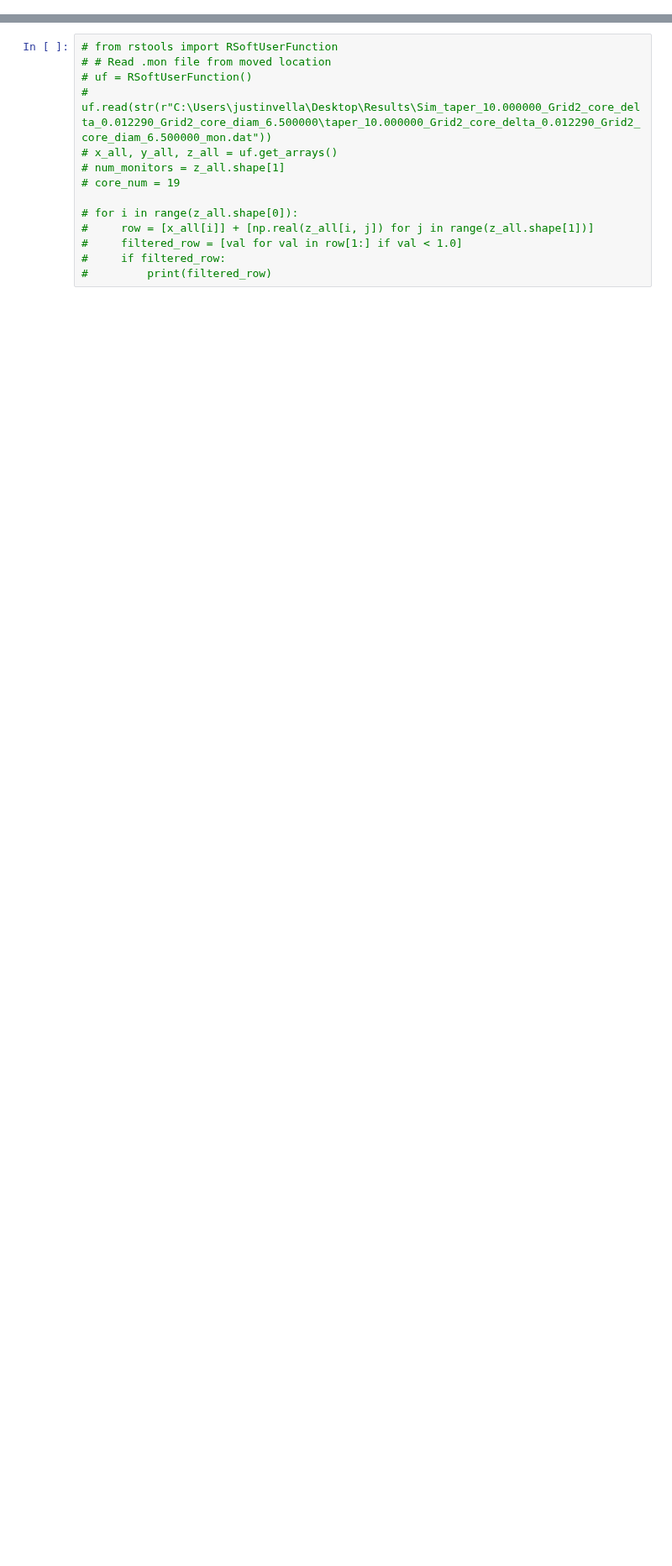
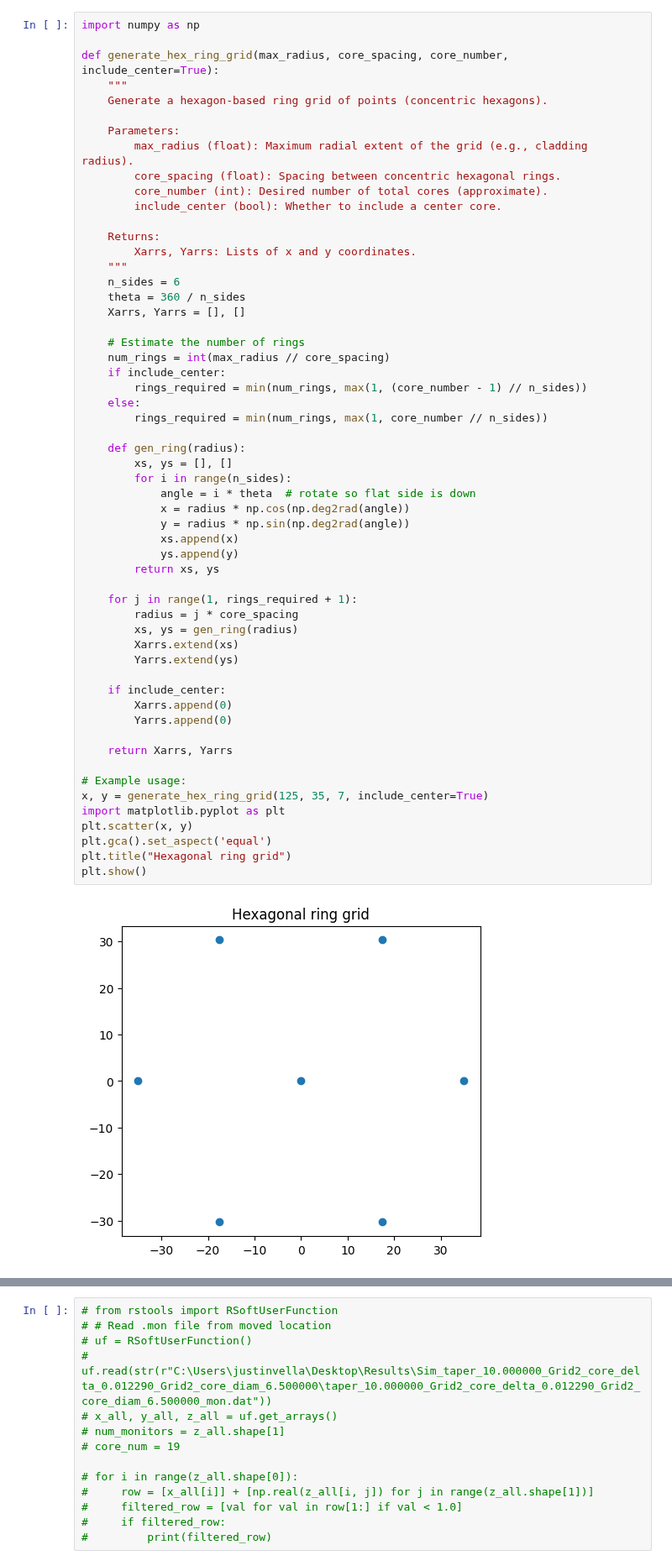
Before and after one commit to SAIL-Labs/RSoft-Automaton, a Jupyter notebook: Plotting_animating_modes.ipynb, the cells around one changed output, grey strips where cells are left out. Shown at 84% size. Saved outputs shown, nothing was run; the diff lists cells and outputs as text; blank space fills up the shorter version.

```diff
--- a/Plotting_animating_modes.ipynb
+++ b/Plotting_animating_modes.ipynb
@@ -1,3 +1,61 @@
+# %%
+import numpy as np
+
+def generate_hex_ring_grid(max_radius, core_spacing, core_number, include_center=True):
+    """
+    Generate a hexagon-based ring grid of points (concentric hexagons).
+
+    Parameters:
+        max_radius (float): Maximum radial extent of the grid (e.g., cladding radius).
+        core_spacing (float): Spacing between concentric hexagonal rings.
+        core_number (int): Desired number of total cores (approximate).
+        include_center (bool): Whether to include a center core.
+
+    Returns:
+        Xarrs, Yarrs: Lists of x and y coordinates.
+    """
+    n_sides = 6
+    theta = 360 / n_sides
+    Xarrs, Yarrs = [], []
+
+    # Estimate the number of rings
+    num_rings = int(max_radius // core_spacing)
+    if include_center:
+        rings_required = min(num_rings, max(1, (core_number - 1) // n_sides))
+    else:
+        rings_required = min(num_rings, max(1, core_number // n_sides))
+
+    def gen_ring(radius):
+        xs, ys = [], []
+        for i in range(n_sides):
+            angle = i * theta  # rotate so flat side is down
+            x = radius * np.cos(np.deg2rad(angle))
+            y = radius * np.sin(np.deg2rad(angle))
+            xs.append(x)
+            ys.append(y)
+        return xs, ys
+
+    for j in range(1, rings_required + 1):
+        radius = j * core_spacing
+        xs, ys = gen_ring(radius)
+        Xarrs.extend(xs)
+        Yarrs.extend(ys)
+
+    if include_center:
+        Xarrs.append(0)
+        Yarrs.append(0)
+
+    return Xarrs, Yarrs
+
+# Example usage:
+x, y = generate_hex_ring_grid(125, 35, 7, include_center=True)
+import matplotlib.pyplot as plt
+plt.scatter(x, y)
+plt.gca().set_aspect('equal')
+plt.title("Hexagonal ring grid")
+plt.show()
+# %% [output]
+[figure, added]
 # %%
 import pandas as pd, matplotlib.pyplot as plt, numpy as np
 import ehtplot.color # note: you need to clone this repository https://github.com/liamedeiros/ehtplot.git, cd into the clone directory and run "pip install ." to use this package
```
Also changed, not shown: parts of 3 cells of this notebook, 22 other files.
